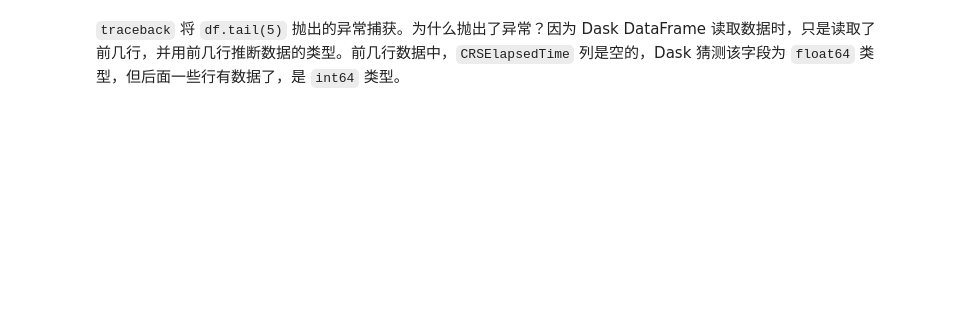
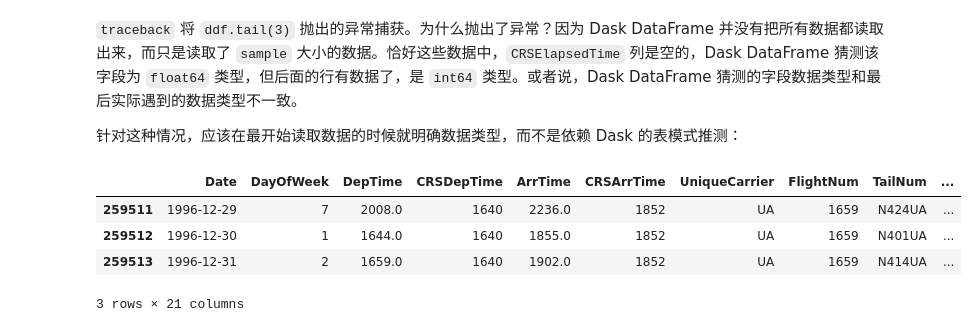
Before and after one commit to godaai/scale-py-zh, a Jupyter notebook: ch-dask-dataframe/read-write.ipynb, the cells around one changed output. Saved outputs shown, nothing was run; the diff lists cells and outputs as text; code cells hidden in the pictures; blank space fills up the shorter version.

```diff
--- a/ch-dask-dataframe/read-write.ipynb
+++ b/ch-dask-dataframe/read-write.ipynb
@@ -40,2 +140,17 @@ except Exception:
 # %% [markdown]
-`traceback` 将 `df.tail(5)` 抛出的异常捕获。为什么抛出了异常？因为 Dask DataFrame 读取数据时，只是读取了前几行，并用前几行推断数据的类型。前几行数据中，`CRSElapsedTime` 列是空的，Dask 猜测该字段为 `float64` 类型，但后面一些行有数据了，是 `int64` 类型。
+`traceback` 将 `ddf.tail(3)` 抛出的异常捕获。为什么抛出了异常？因为 Dask DataFrame 并没有把所有数据都读取出来，而只是读取了 `sample` 大小的数据。恰好这些数据中，`CRSElapsedTime` 列是空的，Dask DataFrame 猜测该字段为 `float64` 类型，但后面的行有数据了，是 `int64` 类型。或者说，Dask DataFrame 猜测的字段数据类型和最后实际遇到的数据类型不一致。
+
+针对这种情况，应该在最开始读取数据的时候就明确数据类型，而不是依赖 Dask 的表模式推测：
+# %%
+ddf = dd.read_csv(file_path,
+                 parse_dates={'Date': [0, 1, 2]},
+                 dtype={'TailNum': object,
+                        'CRSElapsedTime': float,
+                        'Cancelled': bool})
+ddf.tail(3)
+# %% [output]
+|  | Date | DayOfWeek | DepTime | CRSDepTime | ArrTime | CRSArrTime | UniqueCarrier | FlightNum | TailNum | ... |
+| 259511 | 1996-12-29 | 7 | 2008.0 | 1640 | 2236.0 | 1852 | UA | 1659 | N424UA | ... |
+| 259512 | 1996-12-30 | 1 | 1644.0 | 1640 | 1855.0 | 1852 | UA | 1659 | N401UA | ... |
+| 259513 | 1996-12-31 | 2 | 1659.0 | 1640 | 1902.0 | 1852 | UA | 1659 | N414UA | ... |
+3 rows × 21 columns
```
Also changed, not shown: parts of 20 cells of this notebook, 14 other files.
